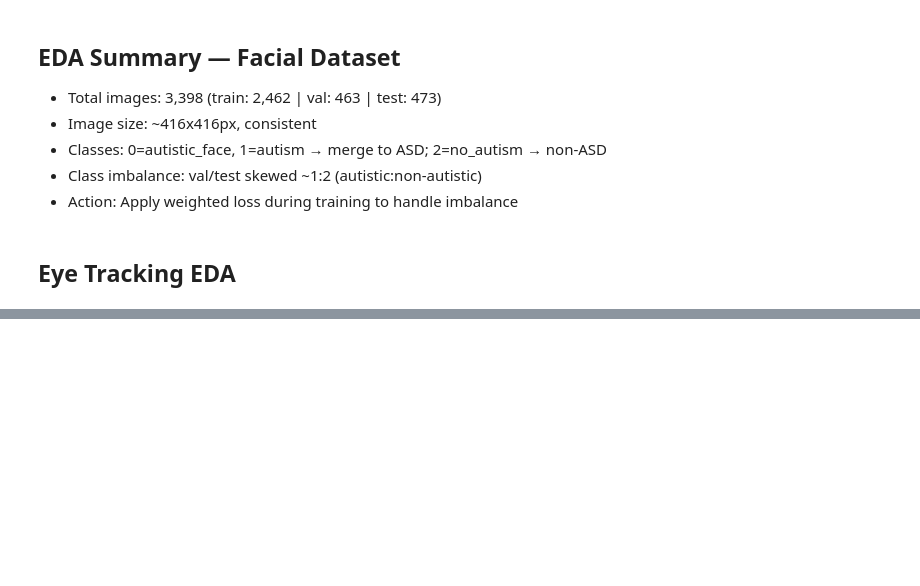
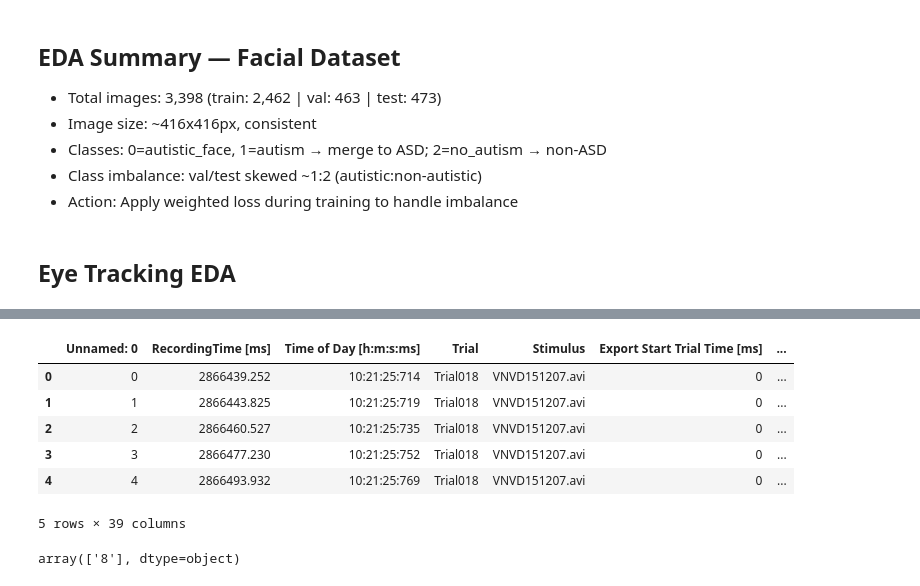
Before and after one commit to BBWorksB/autism-multimodal-fusion, a Jupyter notebook: notebooks/01_eda.ipynb, the cells around one changed output, grey strips where cells are left out. Drawn from its saved outputs; the diff is of its cells as text; code cells hidden in the pictures; blank space fills up the shorter version.

```diff
--- a/notebooks/01_eda.ipynb
+++ b/notebooks/01_eda.ipynb
@@ -20,7 +20,7 @@ Mounted at /content/drive
 # Paths
 BASE_PATH = '/content/drive/MyDrive/Dataset'
 FACE_PATH = f'{BASE_PATH}/autism_dataset/images'
-EYE_PATH = f'{BASE_PATH}/eye_tracking_dataset/autism_eye_data'
+EYE_PATH = f'{BASE_PATH}/eye_tracking_dataset/autism_eye_data/Eye-tracking Output'
 
 print(f"Face data path exists: {os.path.exists(FACE_PATH)}")
 print(f"Eye tracking path exists: {os.path.exists(EYE_PATH)}")
@@ -220,0 +324,15 @@ print(f"Total CSV files found: {len(othereye_files)}")
+# %%
+test = pd.read_csv(EYE_PATH)
+test.head()
+# %% [output]
+|  | Unnamed: 0 | RecordingTime [ms] | Time of Day [h:m:s:ms] | Trial | Stimulus | Export Start Trial Time [ms] | ... |
+| 0 | 0 | 2866439.252 | 10:21:25:714 | Trial018 | VNVD151207.avi | 0 | ... |
+| 1 | 1 | 2866443.825 | 10:21:25:719 | Trial018 | VNVD151207.avi | 0 | ... |
+| 2 | 2 | 2866460.527 | 10:21:25:735 | Trial018 | VNVD151207.avi | 0 | ... |
+| 3 | 3 | 2866477.230 | 10:21:25:752 | Trial018 | VNVD151207.avi | 0 | ... |
+| 4 | 4 | 2866493.932 | 10:21:25:769 | Trial018 | VNVD151207.avi | 0 | ... |
+5 rows × 39 columns
+# %%
+test['file_id'].unique()
+# %% [output]
+array(['8'], dtype=object)
```
Also changed, not shown: parts of 23 cells of this notebook, 3 other files.
